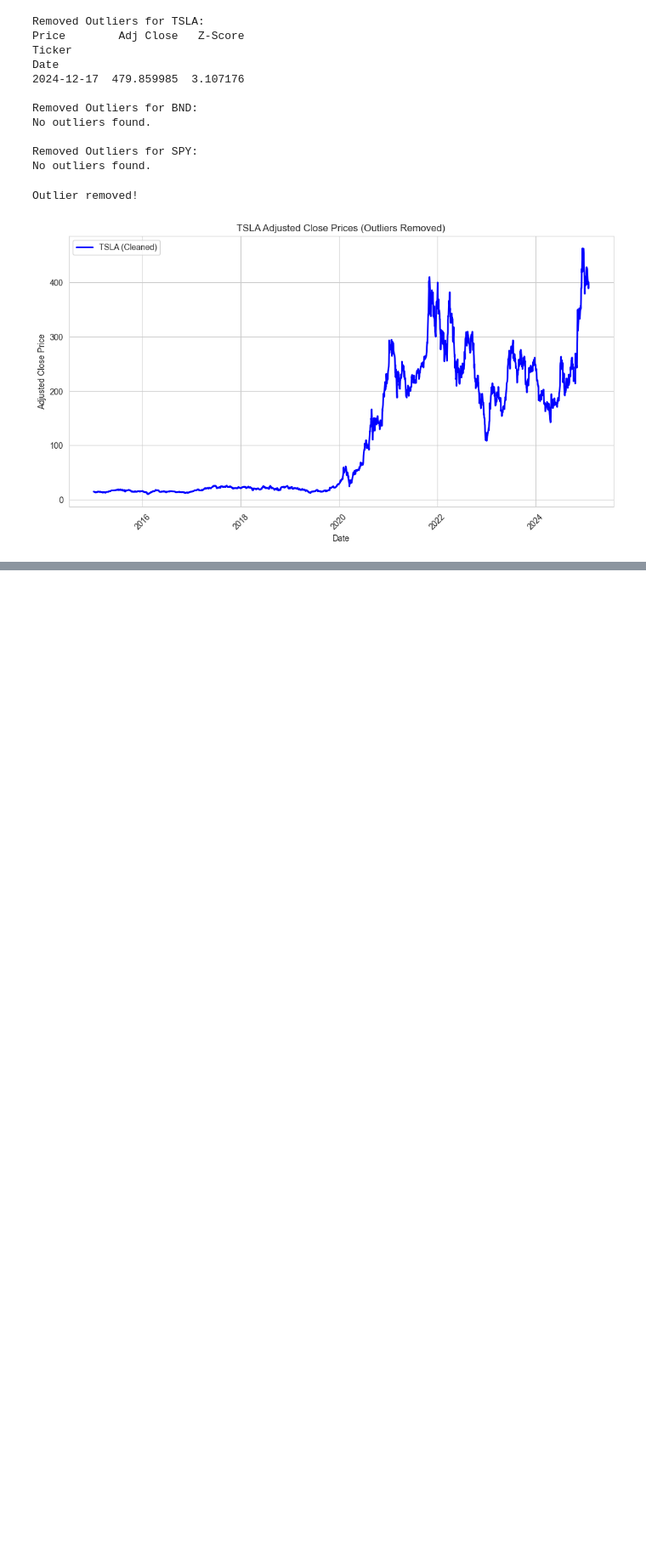
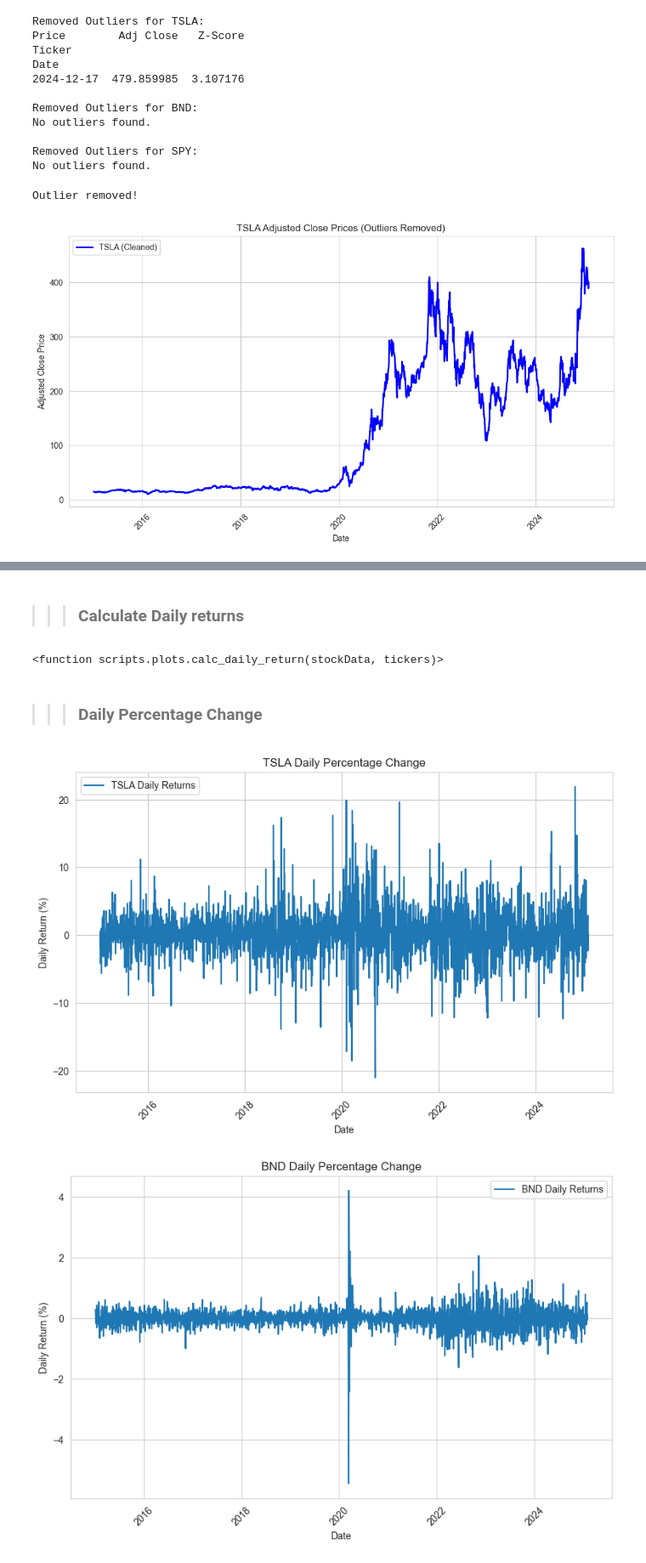
Before and after one commit to hanaDemma/Time-Series-Forecasting-for-Portfolio-Management-Optimization, a Jupyter notebook: notebooks/portfolioManagement.ipynb, the cells around one changed output, grey strips where cells are left out. Shown at 85% size. Drawn from its saved outputs; the diff is of its cells as text; code cells hidden in the pictures; blank space fills up the shorter version.

Commit message:
Daily Percentage Change

```diff
--- a/notebooks/portfolioManagement.ipynb
+++ b/notebooks/portfolioManagement.ipynb
@@ -347,0 +354,9 @@ plt.show()
+# %% [markdown]
+>>> ### Calculate Daily returns
+# %%
+from scripts.plots import calc_daily_return
+calc_daily_return
+# %% [output]
+<function scripts.plots.calc_daily_return(stockData, tickers)>
+# %% [markdown]
+>>> ### Daily Percentage Change
@@ -347,0 +367,5 @@ plt.show()
+# %%
+plot_daily_percentage([tsla_data, bnd_data, spy_data], ['TSLA', 'BND', 'SPY'])
+# %% [output]
+[figure, added]
+[figure, added]
```
Also changed, not shown: parts of 9 cells of this notebook, 1 other file.
